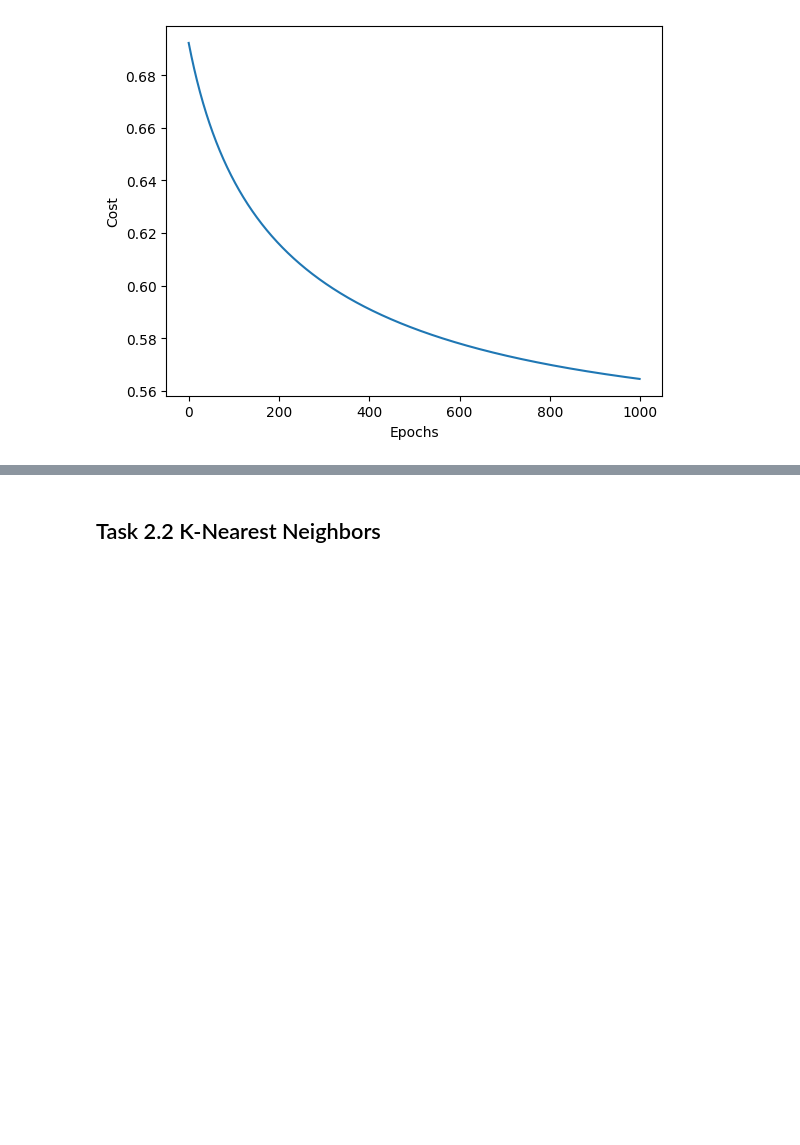
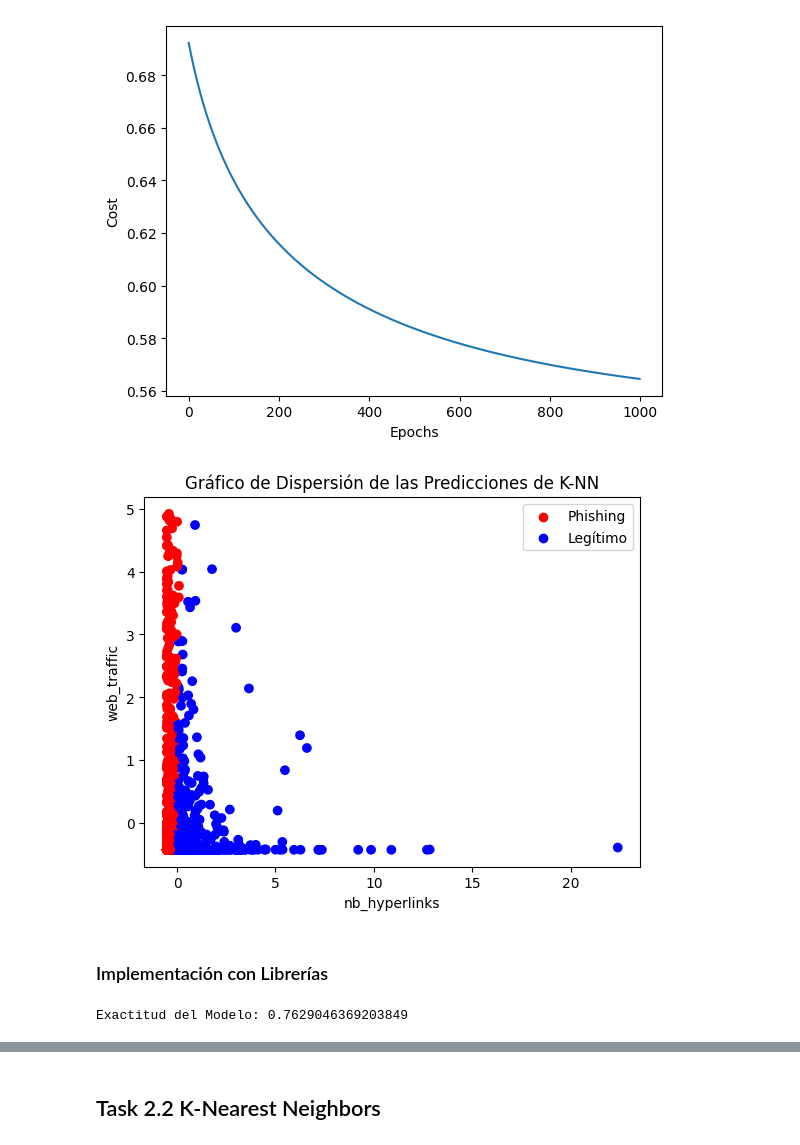
Before and after one commit to DanielMorales1103/IA-lab1, a Jupyter notebook: lab01.ipynb, the cells around one changed output, grey strips where cells are left out. Drawn from its saved outputs; the diff is of its cells as text; code cells hidden in the pictures; blank space fills up the shorter version.

Commit message:
regresion logistica con librerías

```diff
--- a/lab01.ipynb
+++ b/lab01.ipynb
@@ -264,3 +251,55 @@ plt.show()
 # %% [output]
 Accuracy: 0.7502187226596675
 [figure]
+# %%
+
+
+# Gráfico de grupos encontrados
+
+import matplotlib.pyplot as plt
+
+# Gráfico de grupos encontrados
+x = X_test[:, 0]
+y = X_test[:, 1]
+colors = ['red' if label == 1 else 'blue' for label in y_pred]
+
+# Crear dos scatter plots para la leyenda
+for color in ['red', 'blue']:
+    plt.scatter([], [], color=color, label='Phishing' if color == 'red' else 'Legítimo')
+
+# Crear el scatter plot real
+plt.scatter(x, y, color=colors)
+
+plt.title('Gráfico de Dispersión de las Predicciones de K-NN')
+plt.xlabel('nb_hyperlinks')
+plt.ylabel('web_traffic')
+
+plt.legend()
+
+plt.show()
+# %% [output]
+[figure, added]
+# %% [markdown]
+### Implementación con Librerías
+# %%
+from sklearn.linear_model import LogisticRegression
+from sklearn.metrics import accuracy_score, confusion_matrix
+
+# Suponiendo que X_train, Y_train, X_test, Y_test ya están definidos
+
+# Crear una instancia del modelo
+model = LogisticRegression()
+
+# Entrenar el modelo
+model.fit(X_train, y_train)
+
+# Realizar predicciones
+predictions = model.predict(X_test)
+
+# Evaluar el modelo
+accuracy = accuracy_score(y_test, predictions)
+conf_matrix = confusion_matrix(y_test, predictions)
+
+print(f"Exactitud del Modelo: {accuracy}")
+# %% [output]
+Exactitud del Modelo: 0.7629046369203849
```
Also changed, not shown: parts of 5 cells of this notebook.
